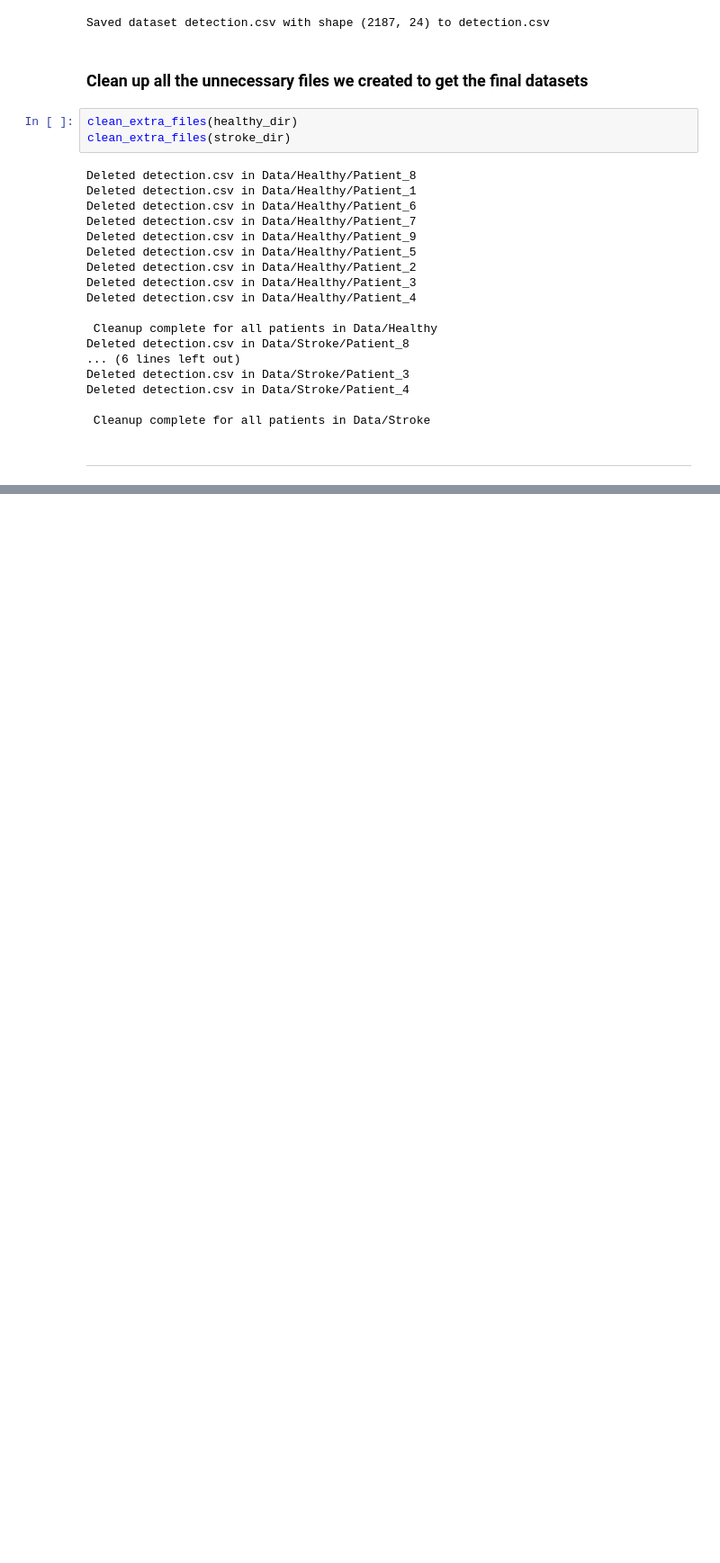
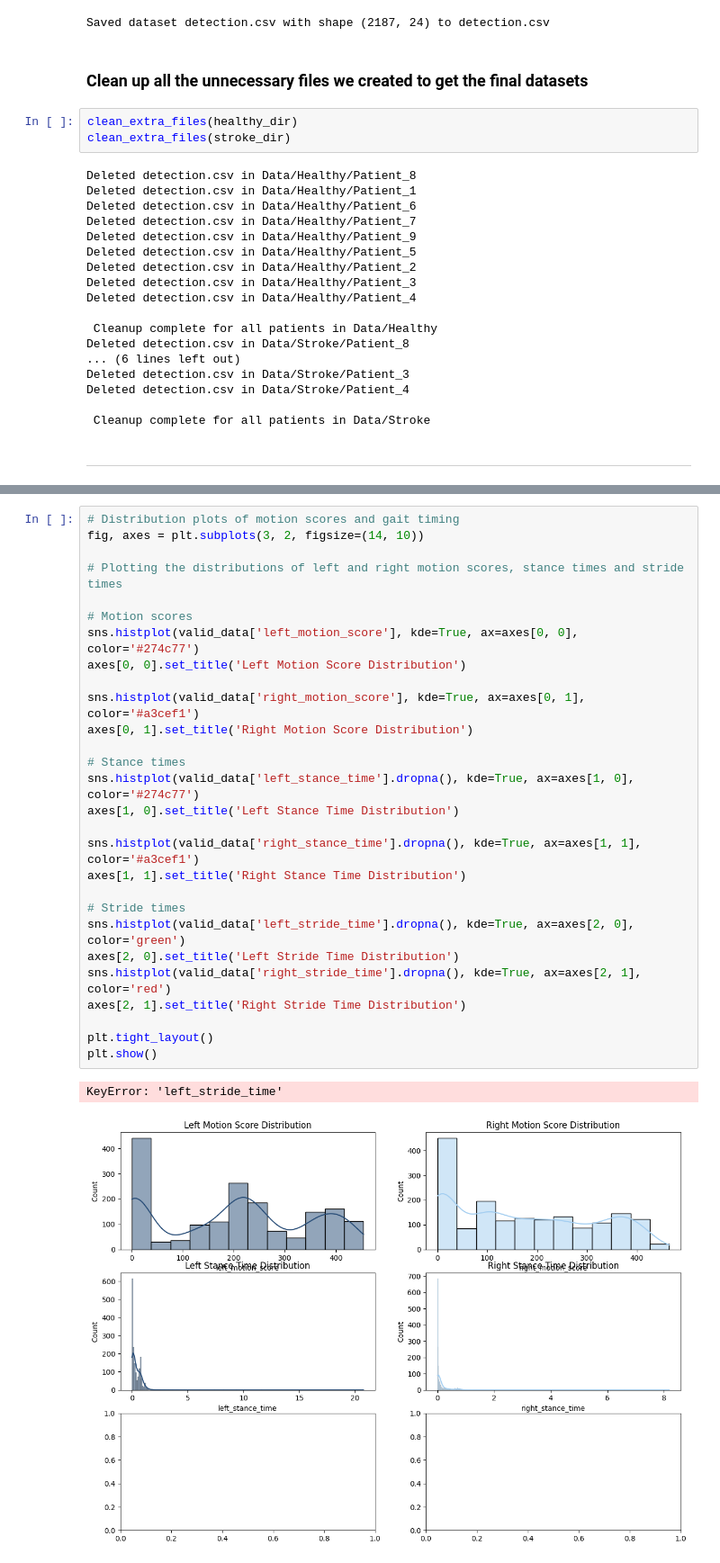
Before and after one commit to StamatisOrfanos/GaitRehab, a Jupyter notebook: gait_detection.ipynb, the cells around one changed output, grey strips where cells are left out. Shown: that part at 90% size. Saved outputs shown, nothing was run; the diff lists cells and outputs as text; blank space fills up the shorter version.

```diff
--- a/gait_detection.ipynb
+++ b/gait_detection.ipynb
@@ -203 +192,32 @@ figures['valid_invalid'] = fig1
+# %%
+# Distribution plots of motion scores and gait timing
+fig, axes = plt.subplots(3, 2, figsize=(14, 10))
+
+# Plotting the distributions of left and right motion scores, stance times and stride times
+
+# Motion scores
+sns.histplot(valid_data['left_motion_score'], kde=True, ax=axes[0, 0], color='#274c77')
+axes[0, 0].set_title('Left Motion Score Distribution')
+
+sns.histplot(valid_data['right_motion_score'], kde=True, ax=axes[0, 1], color='#a3cef1')
+axes[0, 1].set_title('Right Motion Score Distribution')
+
+# Stance times
+sns.histplot(valid_data['left_stance_time'].dropna(), kde=True, ax=axes[1, 0], color='#274c77')
+axes[1, 0].set_title('Left Stance Time Distribution')
+
+sns.histplot(valid_data['right_stance_time'].dropna(), kde=True, ax=axes[1, 1], color='#a3cef1')
+axes[1, 1].set_title('Right Stance Time Distribution')
+
+# Stride times
+sns.histplot(valid_data['left_stride_time'].dropna(), kde=True, ax=axes[2, 0], color='green')
+axes[2, 0].set_title('Left Stride Time Distribution')
+sns.histplot(valid_data['right_stride_time'].dropna(), kde=True, ax=axes[2, 1], color='red')
+axes[2, 1].set_title('Right Stride Time Distribution')
+
+plt.tight_layout()
+plt.show()
+# %% [output]
+KeyError: 'left_stride_time'
+[figure, new version]
 # %%
```
Also changed, not shown: parts of 10 cells of this notebook, 1 other file.
